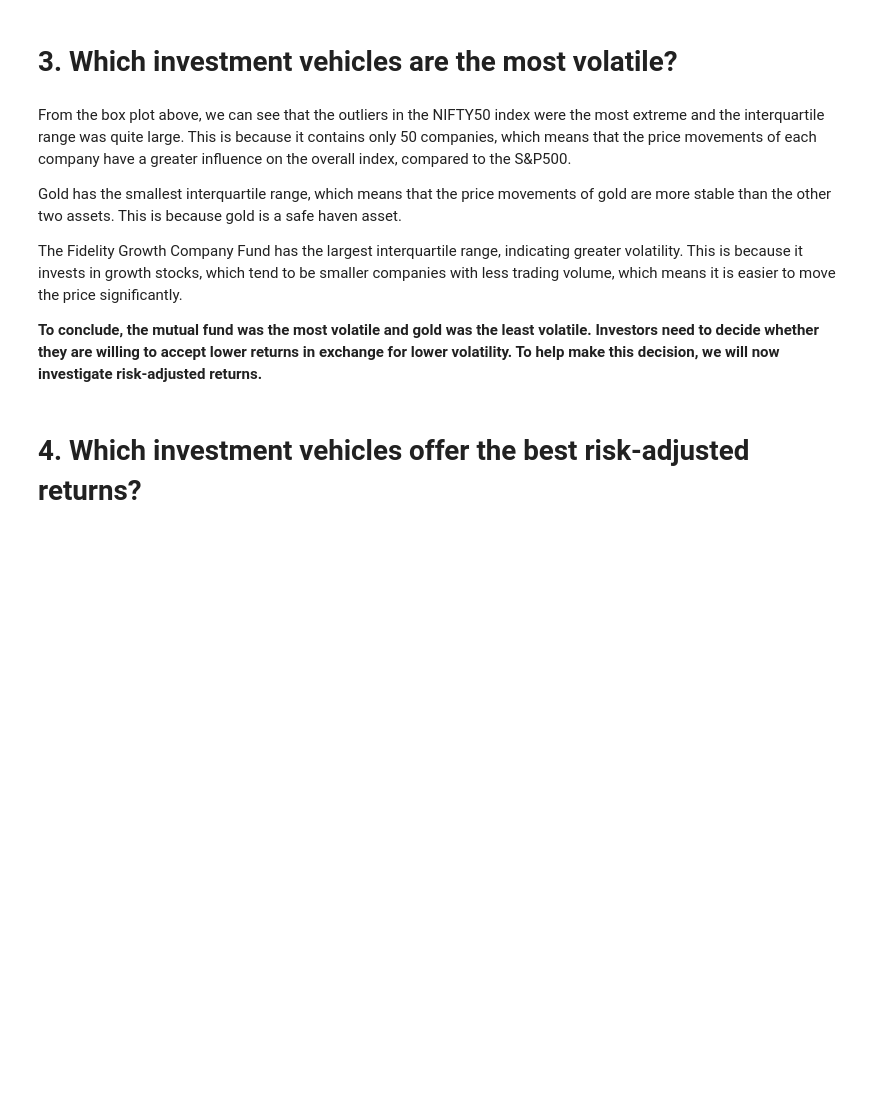
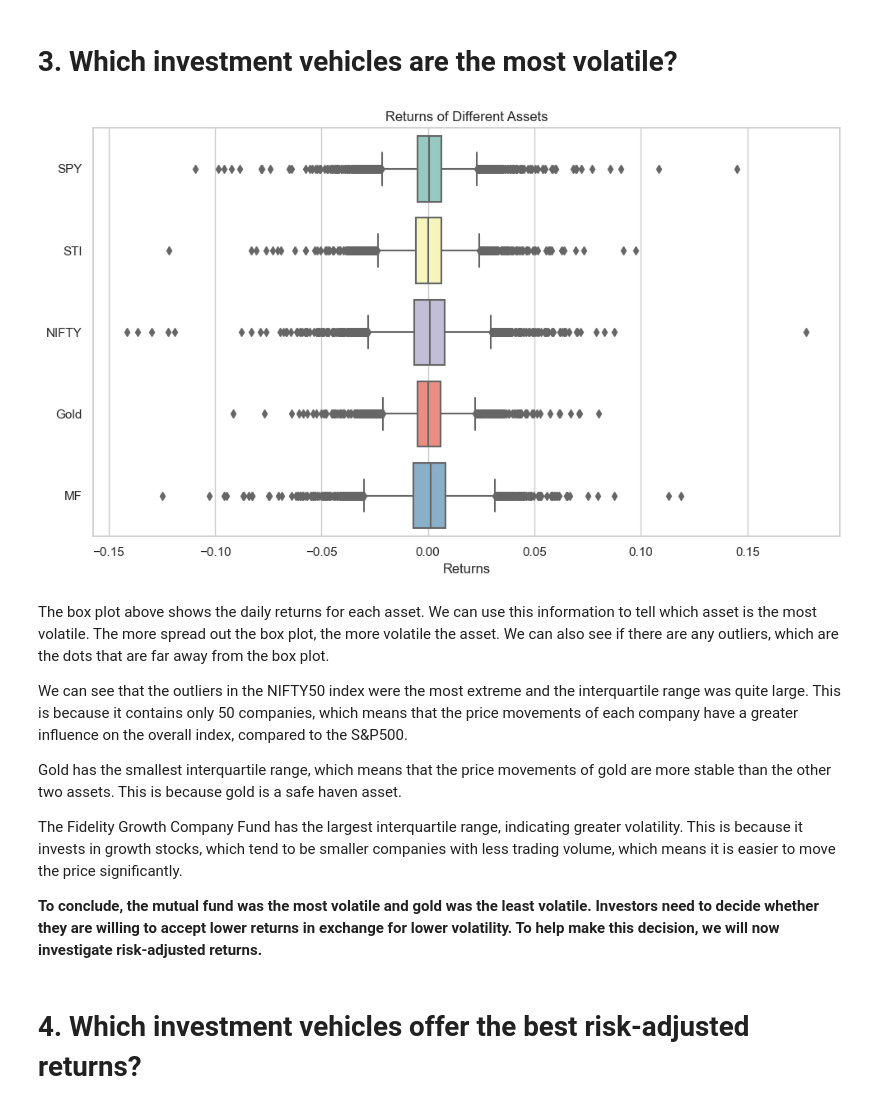
Before and after one commit to ConfuseIous/PDS-CA2, a Jupyter notebook: Main.ipynb, the cells around one changed output. Drawn from its saved outputs; the diff is of its cells as text; code cells hidden in the pictures; blank space fills up the shorter version.

```diff
--- a/Main.ipynb
+++ b/Main.ipynb
@@ -484,25 +524,22 @@ However, some investments are more volatile than others. Some investors may choo
 # %% [markdown]
 # 3. Which investment vehicles are the most volatile?
 # %%
-# Calculate the daily returns for each asset
 returns = asset_data.drop('Date', axis=1).pct_change()
 
-# Calculate the standard deviation (volatility) for each asset
-volatility = returns.std()
-
-# Set the style for the plots using seaborn
 sns.set(style="whitegrid")
-
-# Create box plots for each asset on the same frame
 plt.figure(figsize=(10, 6))
-sns.boxplot(data=returns, orient="h")
-plt.title('Volatility of Different Assets')
+sns.boxplot(data=returns, orient="h", palette="Set3")
+plt.title('Returns of Different Assets')
 plt.xlabel('Returns')
 plt.tight_layout()
 
 plt.show()
+# %% [output]
+[figure, added]
 # %% [markdown]
-From the box plot above, we can see that the outliers in the NIFTY50 index were the most extreme and the interquartile range was quite large. This is because it contains only 50 companies, which means that the price movements of each company have a greater influence on the overall index, compared to the S&P500.
+The box plot above shows the daily returns for each asset. We can use this information to tell which asset is the most volatile. The more spread out the box plot, the more volatile the asset. We can also see if there are any outliers, which are the dots that are far away from the box plot.
+
+We can see that the outliers in the NIFTY50 index were the most extreme and the interquartile range was quite large. This is because it contains only 50 companies, which means that the price movements of each company have a greater influence on the overall index, compared to the S&P500.
 
 Gold has the smallest interquartile range, which means that the price movements of gold are more stable than the other two assets. This is because gold is a safe haven asset.
 
```
Also changed, not shown: parts of 10 cells of this notebook.
